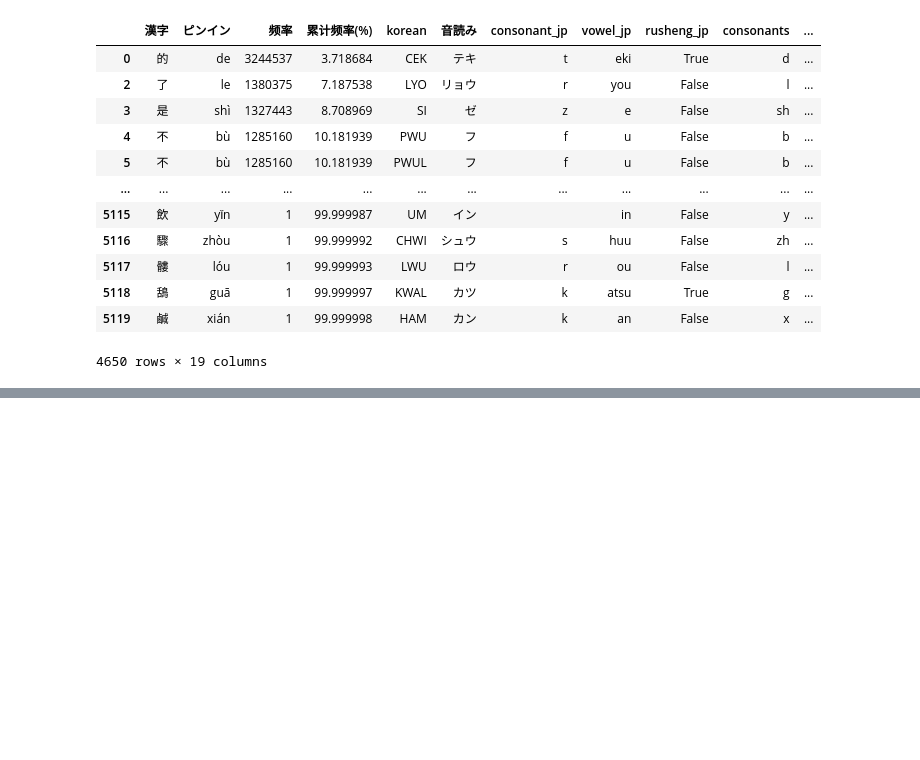
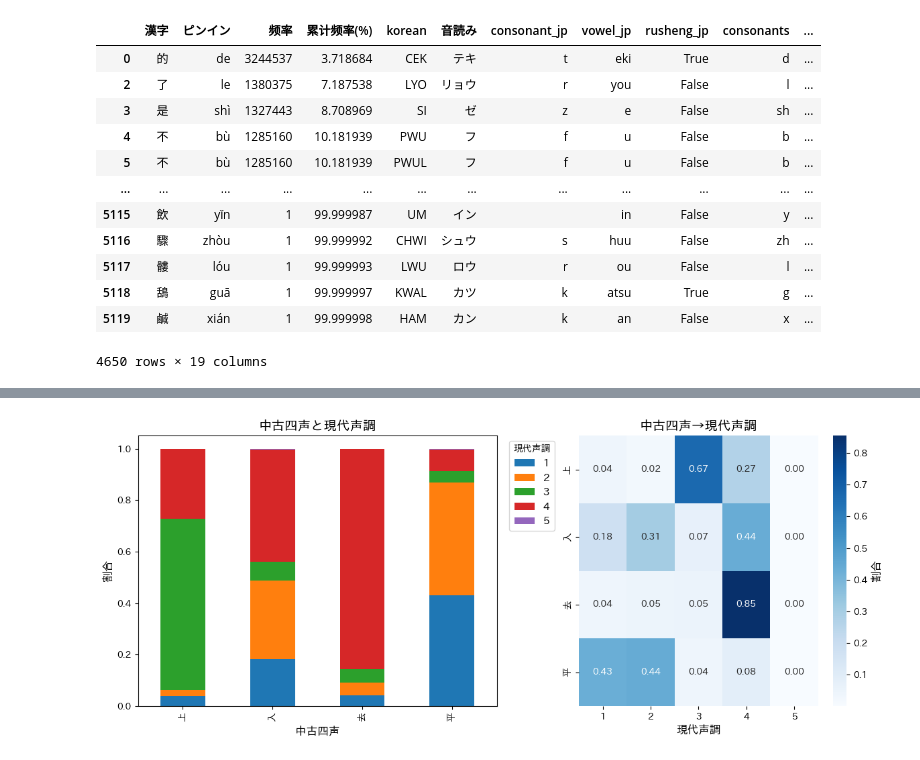
Before and after one commit to dai-fujiden/boite-a-jouets, a Jupyter notebook: phono_chine/Zhongwen_yinjie.ipynb, the cells around one changed output, grey strips where cells are left out. Cells and saved outputs as stored; diff of their text form; code cells hidden in the pictures; blank space fills up the shorter version.

```diff
--- a/phono_chine/Zhongwen_yinjie.ipynb
+++ b/phono_chine/Zhongwen_yinjie.ipynb
@@ -997,0 +1119,69 @@ print(importance)
+# %%
+import pandas as pd
+import matplotlib.pyplot as plt
+import seaborn as sns
+import japanize_matplotlib
+
+# -----------------------
+# クロス集計
+# -----------------------
+table = pd.crosstab(
+    df["middle_tone"],
+    df["tone"],
+    normalize="index"
+)
+
+# -----------------------
+# 描画
+# -----------------------
+fig, axes = plt.subplots(
+    1, 2,
+    figsize=(12, 5),
+    width_ratios=[1.2, 1]
+)
+
+# =======================
+# 左：積み上げ棒グラフ
+# =======================
+table.plot(
+    kind="bar",
+    stacked=True,
+    ax=axes[0]
+)
+
+axes[0].set_title("中古四声と現代声調")
+axes[0].set_xlabel("中古四声")
+axes[0].set_ylabel("割合")
+axes[0].legend(
+    title="現代声調",
+    bbox_to_anchor=(1.02, 1),
+    loc="upper left"
+)
+
+# =======================
+# 右：ヒートマップ
+# =======================
+sns.heatmap(
+    table,
+    annot=True,
+    fmt=".2f",
+    cmap="Blues",
+    ax=axes[1],
+    cbar_kws={"label": "割合"}
+)
+
+axes[1].set_title("中古四声→現代声調")
+axes[1].set_xlabel("現代声調")
+axes[1].set_ylabel("")
+
+plt.tight_layout()
+
+plt.savefig(
+    "tone_analysis.png",
+    dpi=600,
+    bbox_inches="tight"
+)
+
+plt.show()
+# %% [output]
+[figure, added]
```
Also changed, not shown: parts of 15 cells of this notebook.
